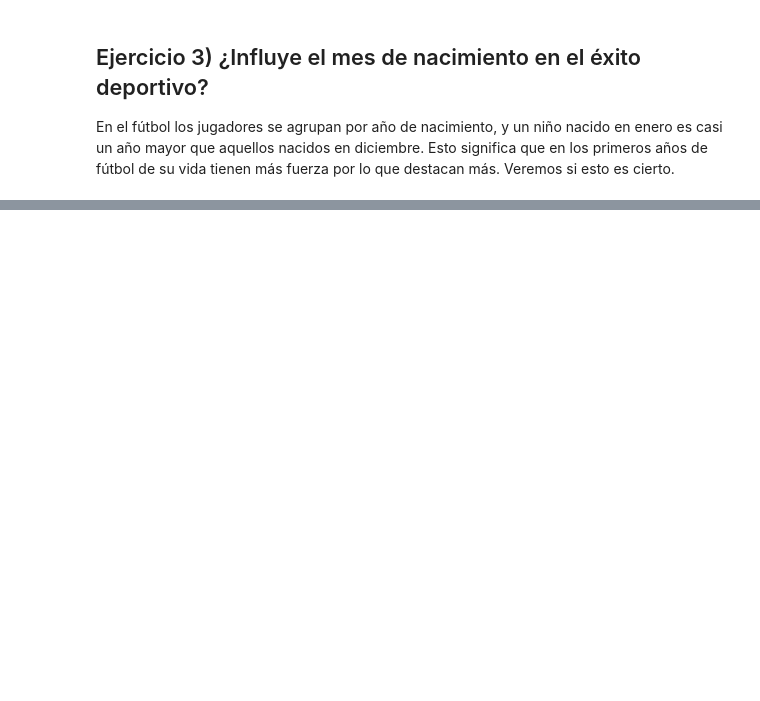
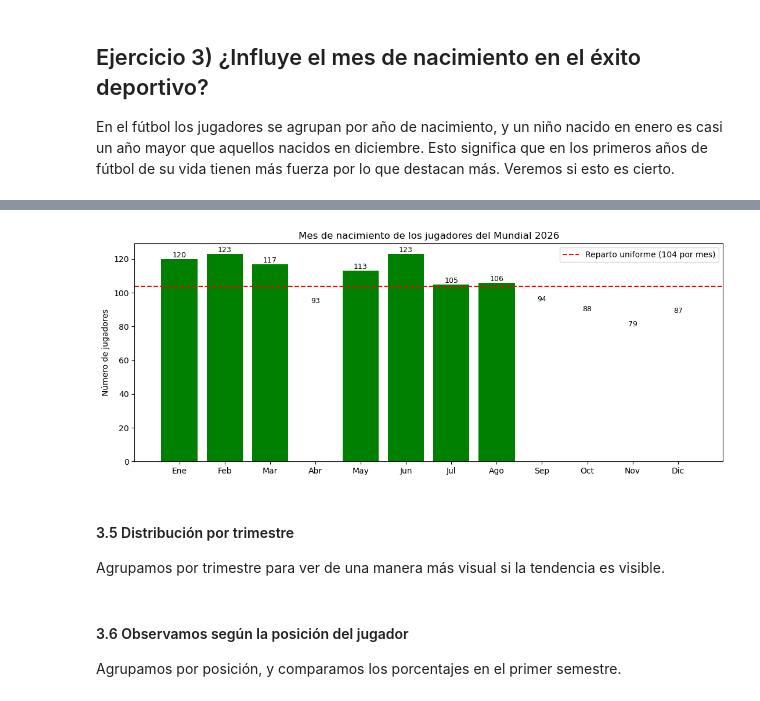
Before and after one commit to alonsoorbe/Pr-ctica-adquisici-n-y-visualizaci-n, a Jupyter notebook: Bloque4/conexion_api.ipynb, the cells around one changed output, grey strips where cells are left out. Drawn from its saved outputs; the diff is of its cells as text; code cells hidden in the pictures; blank space fills up the shorter version.

```diff
--- a/Bloque4/conexion_api.ipynb
+++ b/Bloque4/conexion_api.ipynb
@@ -169,0 +170,16 @@ En el fútbol los jugadores se agrupan por año de nacimiento, y un niño nacido
+# %%
+mundial = pd.json_normalize(selecciones, record_path="squad", meta=["name"], meta_prefix="seleccion_")
+
+mundial = mundial.rename(columns={
+    "id": "id_jugador",
+    "name": "nombre",
+    "dateOfBirth": "fecha_nacimiento",
+    "nationality": "nacionalidad",
+    "position": "posicion",
+    "seleccion_name": "seleccion"})
+
+mundial = mundial[["id_jugador", "nombre", "fecha_nacimiento", "nacionalidad", "seleccion", "posicion"]]
+mundial = mundial.drop_duplicates(subset="id_jugador").reset_index(drop=True)
+
+print("Jugadores:", len(mundial), "· Selecciones:", mundial["seleccion"].nunique())
+display(mundial.head())
@@ -169,0 +197,11 @@ En el fútbol los jugadores se agrupan por año de nacimiento, y un niño nacido
+# %%
+mundial["fecha_nacimiento"] = pd.to_datetime(mundial["fecha_nacimiento"], errors="coerce")
+print("Jugadores sin fecha de nacimiento:", mundial["fecha_nacimiento"].isna().sum())
+
+nacimientos = mundial.dropna(subset=["fecha_nacimiento"]).copy()
+nacimientos["mes"] = nacimientos["fecha_nacimiento"].dt.month
+nacimientos["trimestre"] = "T" + nacimientos["fecha_nacimiento"].dt.quarter.astype(str)
+nacimientos["semestre"] = "1er semestre"
+nacimientos.loc[nacimientos["mes"] > 6, "semestre"] = "2º semestre"
+
+print("Jugadores analizados:", len(nacimientos))
@@ -169,0 +214,20 @@ En el fútbol los jugadores se agrupan por año de nacimiento, y un niño nacido
+# %%
+nombres_meses = ["Ene", "Feb", "Mar", "Abr", "May", "Jun", "Jul", "Ago", "Sep", "Oct", "Nov", "Dic"]
+por_mes = nacimientos["mes"].value_counts().reindex(range(1, 13), fill_value=0)
+esperado = len(nacimientos) / 12
+
+fig, ax = plt.subplots(figsize=(11, 4.5))
+colores = ["green" if v > esperado else "white" for v in por_mes.values] # Diferenciamos por colores
+ax.bar(nombres_meses, por_mes.values, color=colores)
+ax.axhline(esperado, color="red", linestyle="--", linewidth=1.5, label=f"Reparto uniforme ({esperado:.0f} por mes)")
+ax.bar_label(ax.containers[0], fontsize=9)
+ax.set_title("Mes de nacimiento de los jugadores del Mundial 2026")
+ax.set_ylabel("Número de jugadores")
+ax.legend()
+plt.tight_layout()
+plt.show()
+# %% [output]
+[figure, added]
+# %% [markdown]
+#### 3.5 Distribución por trimestre
+Agrupamos por trimestre para ver de una manera más visual si la tendencia es visible.
@@ -169,0 +249,3 @@ En el fútbol los jugadores se agrupan por año de nacimiento, y un niño nacido
+# %% [markdown]
+#### 3.6 Observamos según la posición del jugador
+Agrupamos por posición, y comparamos los porcentajes en el primer semestre.
```
Also changed, not shown: parts of 52 cells of this notebook, 5 other files.
